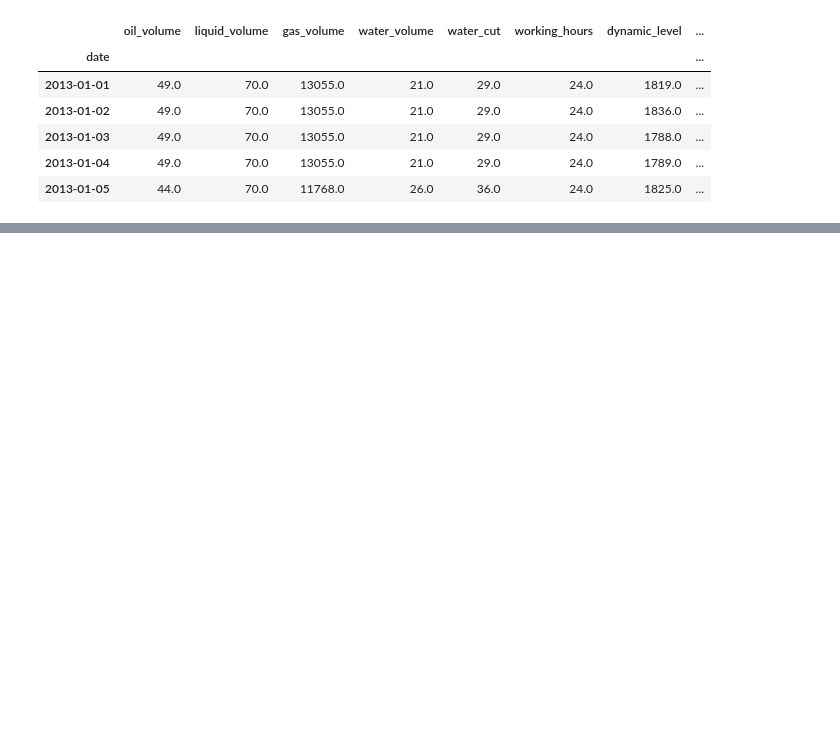
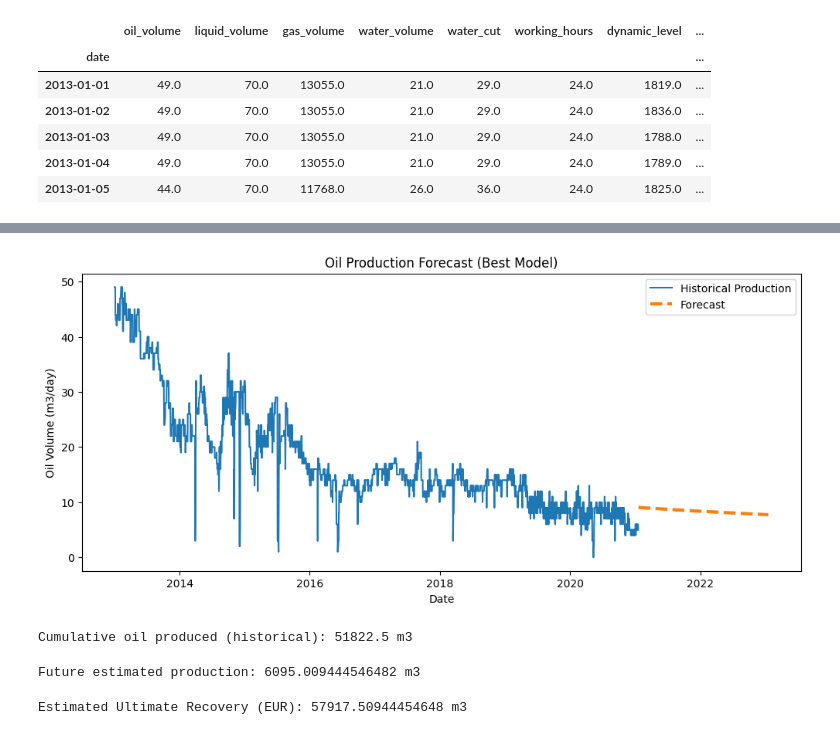
Before and after one commit to Jofregf/oil-well-production-analysis, a Jupyter notebook: notebooks/04_decline_curve_analysis.ipynb, the cells around one changed output, grey strips where cells are left out. Cells and saved outputs as stored; diff of their text form; code cells hidden in the pictures; blank space fills up the shorter version.

```diff
--- a/notebooks/04_decline_curve_analysis.ipynb
+++ b/notebooks/04_decline_curve_analysis.ipynb
@@ -24,0 +99,56 @@ def exp_decline(t, qi, D):
+# %%
+future_days = 365 * 2
+
+t_future = np.arange(len(q) + future_days)
+
+future_dates = pd.date_range(
+    start=df.index[-1],
+    periods=future_days + 1,
+    freq="D"
+)[1:]
+# %%
+if best_model == "Exponential":
+    q_future = exp_decline(t_future, qi_exp, D_exp)
+
+else:
+    q_future = hyperbolic_decline(t_future, qi_h, D_h, b_h)
+# %%
+plt.figure(figsize=(12,5))
+
+plt.plot(df.index, q, label="Historical Production")
+
+plt.plot(
+    future_dates,
+    q_future[-future_days:],
+    linestyle="--",
+    linewidth=3,
+    label="Forecast"
+)
+
+plt.title("Oil Production Forecast (Best Model)")
+plt.xlabel("Date")
+plt.ylabel("Oil Volume (m3/day)")
+
+plt.legend()
+
+plt.show()
+# %% [output]
+[figure, added]
+# %%
+cumulative_oil = q.sum()
+
+print("Cumulative oil produced (historical):", cumulative_oil, "m3")
+# %% [output]
+Cumulative oil produced (historical): 51822.5 m3
+# %%
+future_production = q_future[-future_days:].sum()
+
+print("Future estimated production:", future_production, "m3")
+# %% [output]
+Future estimated production: 6095.009444546482 m3
+# %%
+EUR = cumulative_oil + future_production
+
+print("Estimated Ultimate Recovery (EUR):", EUR, "m3")
+# %% [output]
+Estimated Ultimate Recovery (EUR): 57917.50944454648 m3
```
Also changed, not shown: parts of 30 cells of this notebook, 7 other files.
